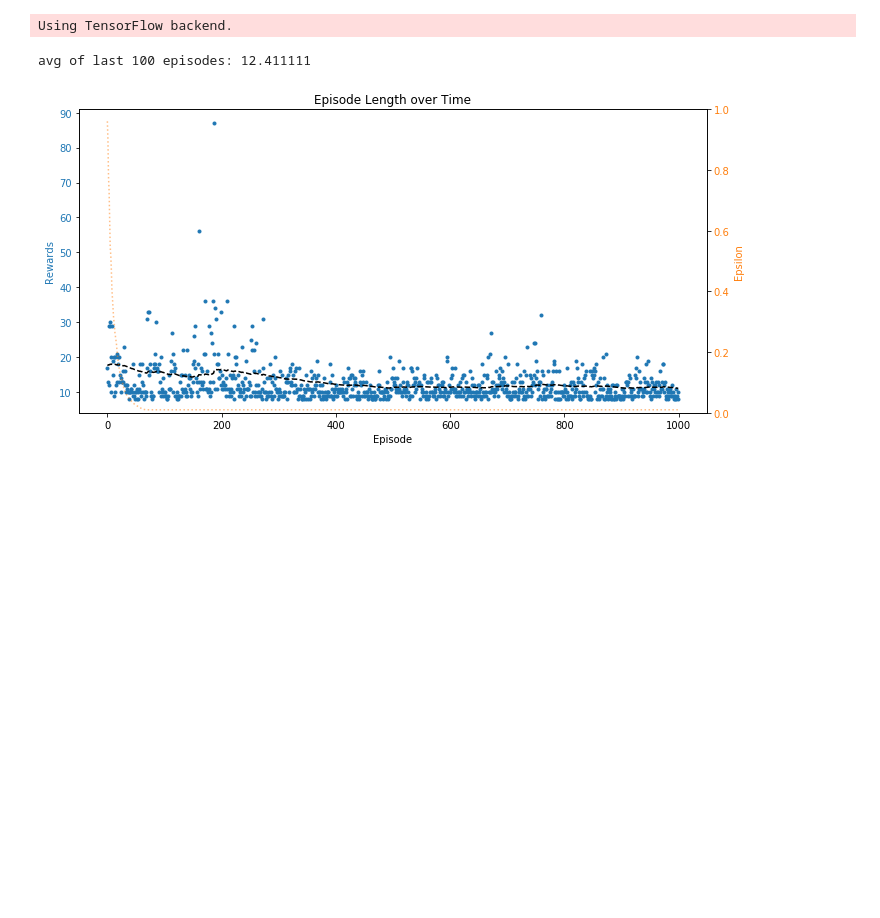
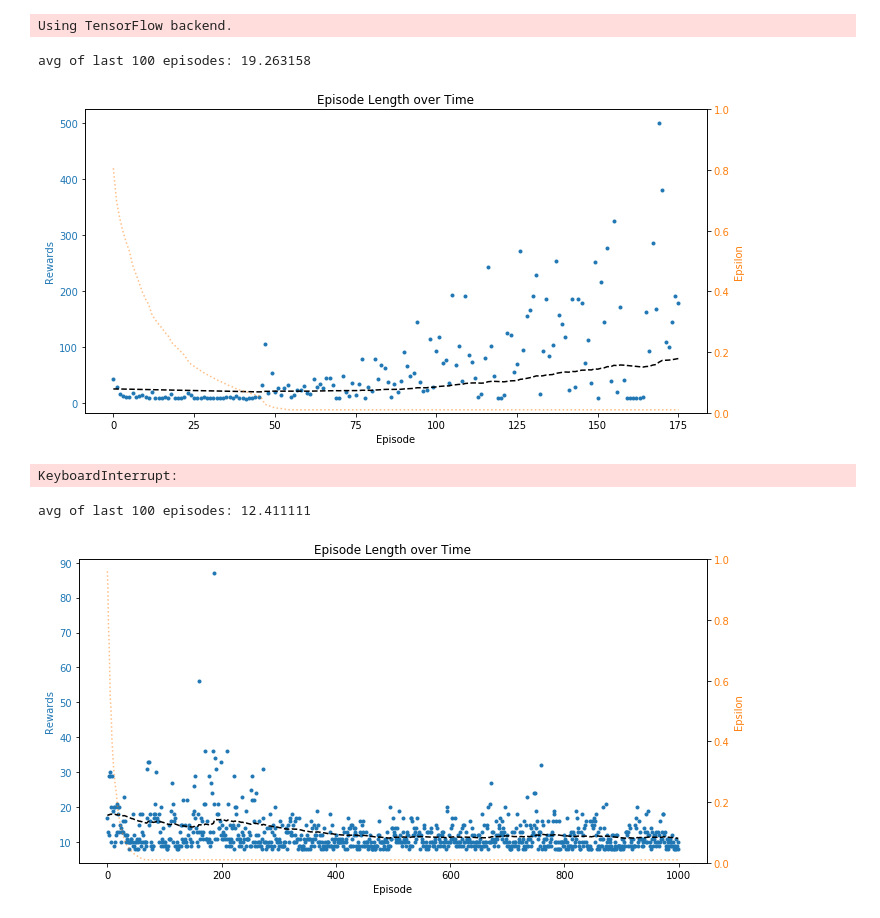
Before and after one commit to unoti/ai-gym-experiments, a Jupyter notebook: 5-CartPole-3.ipynb, the cells around one changed output. Drawn from its saved outputs; the diff is of its cells as text; code cells hidden in the pictures; blank space fills up the shorter version.

Commit message:
Corrected main agent loop

```diff
--- a/5-CartPole-3.ipynb
+++ b/5-CartPole-3.ipynb
@@ -20,7 +20,11 @@ observation = env.reset()
 Using TensorFlow backend.
 # %%
 agent = deep_rico(env)
-agent.train(200)
+agent.train(500)
+# %% [output]
+avg of last 100 episodes: 19.263158
+[figure, added]
+KeyboardInterrupt:
 # %%
 ben = cartpole_lab.deepqben.deep_ben(env)
 ben.train(1000)
```
Also changed, not shown: 7 other files.
